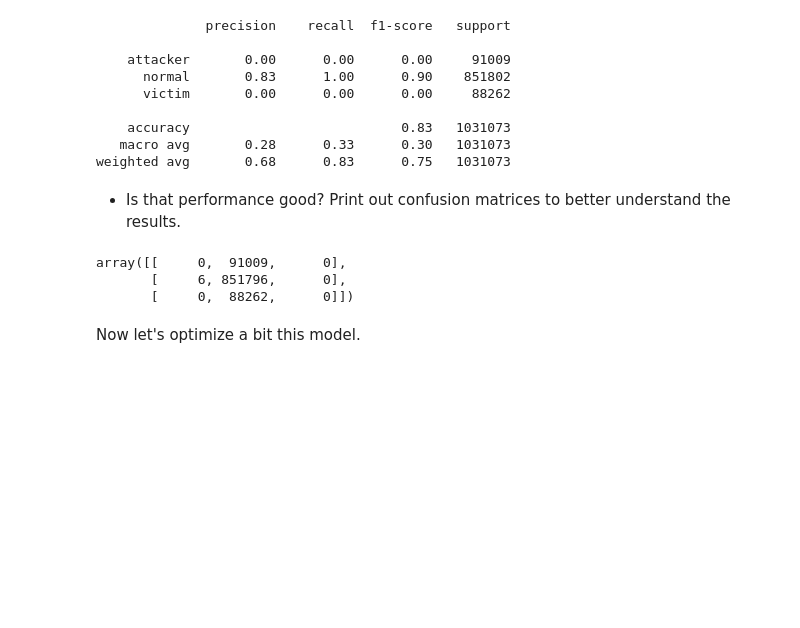
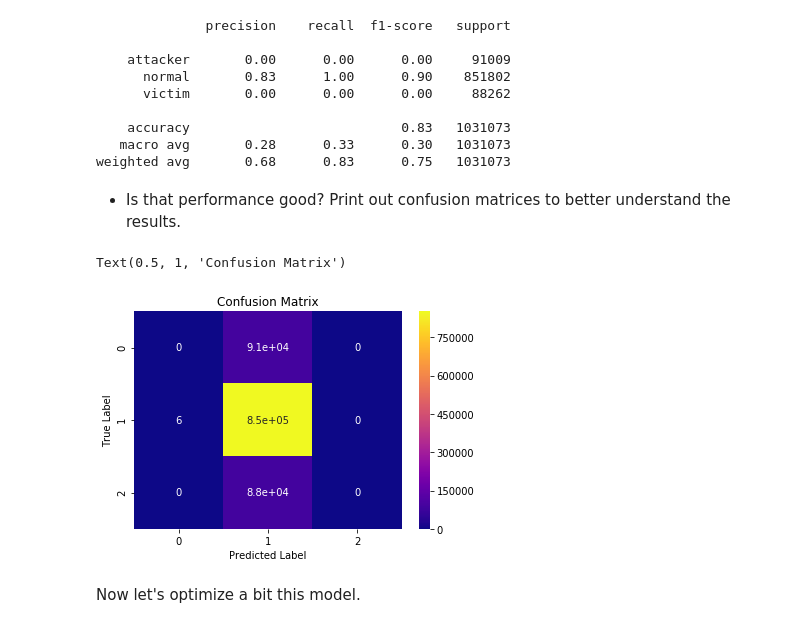
Before and after one commit to minellogiacomo/Artificial-Intelligence-for-Security, a Jupyter notebook: AI4S1.ipynb, the cells around one changed output. Saved outputs shown, nothing was run; the diff lists cells and outputs as text; code cells hidden in the pictures; blank space fills up the shorter version.

```diff
--- a/AI4S1.ipynb
+++ b/AI4S1.ipynb
@@ -369,12 +369,19 @@ recall: 0.333331
 weighted avg       0.68      0.83      0.75   1031073
 # %% [markdown]
 - Is that performance good? Print out confusion matrices to better understand the results.
-# %%
-metrics.confusion_matrix(df_test[['class']], y_pred_lr_test)
-# %% [output]
-array([[     0,  91009,      0],
-       [     6, 851796,      0],
-       [     0,  88262,      0]])
+# %%
+import matplotlib.pyplot as plt
+import seaborn as sns
+%matplotlib inline
+from sklearn.metrics import confusion_matrix
+matrix = metrics.confusion_matrix(df_test[['class']], y_pred_lr_test)
+sns.heatmap(matrix,annot=True,cbar=True, cmap='plasma')
+plt.ylabel('True Label')
+plt.xlabel('Predicted Label')
+plt.title('Confusion Matrix')
+# %% [output]
+Text(0.5, 1, 'Confusion Matrix')
+[figure, added]
 # %% [markdown]
 Now let's optimize a bit this model.
 # %%
```
Also changed, not shown: parts of 34 cells of this notebook.
